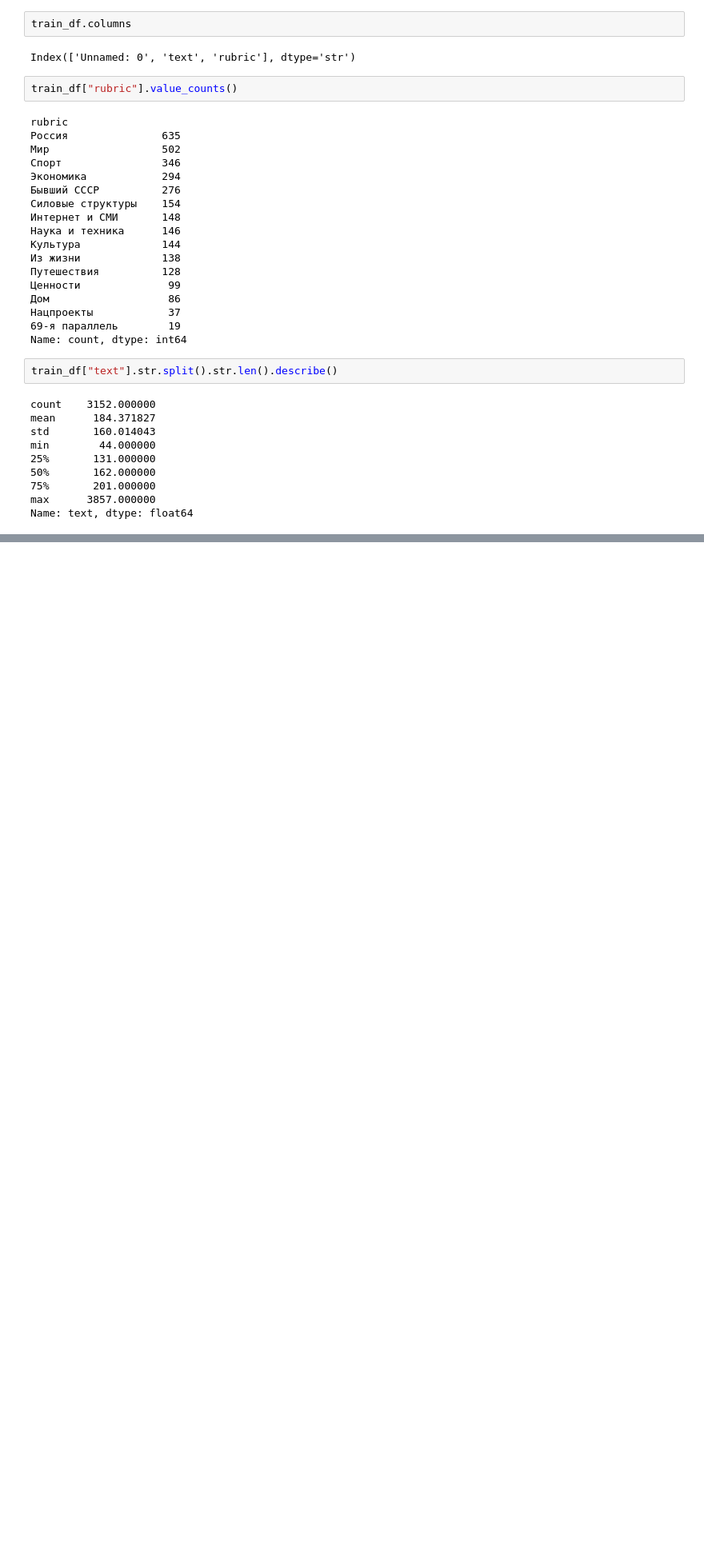
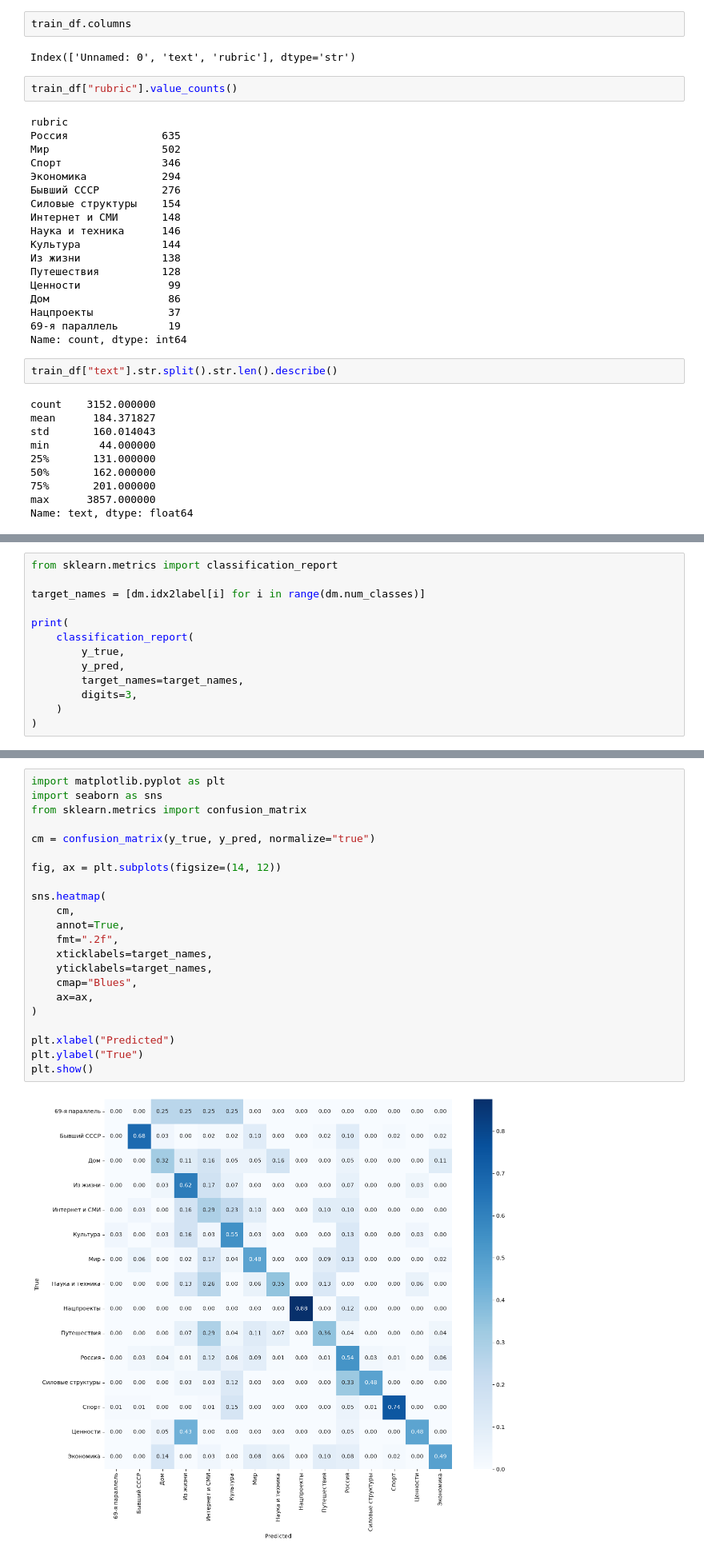
Before and after one commit to trotrotro/news-classification, a Jupyter notebook: notebooks/explore_data.ipynb, the cells around one changed output, grey strips where cells are left out. Shown at 80% size. Saved outputs shown, nothing was run; the diff lists cells and outputs as text; blank space fills up the shorter version.

```diff
--- a/notebooks/explore_data.ipynb
+++ b/notebooks/explore_data.ipynb
@@ -49,0 +123,13 @@ Name: text, dtype: float64
+# %%
+from sklearn.metrics import classification_report
+
+target_names = [dm.idx2label[i] for i in range(dm.num_classes)]
+
+print(
+    classification_report(
+        y_true,
+        y_pred,
+        target_names=target_names,
+        digits=3,
+    )
+)
@@ -49,0 +154,24 @@ Name: text, dtype: float64
+# %%
+import matplotlib.pyplot as plt
+import seaborn as sns
+from sklearn.metrics import confusion_matrix
+
+cm = confusion_matrix(y_true, y_pred, normalize="true")
+
+fig, ax = plt.subplots(figsize=(14, 12))
+
+sns.heatmap(
+    cm,
+    annot=True,
+    fmt=".2f",
+    xticklabels=target_names,
+    yticklabels=target_names,
+    cmap="Blues",
+    ax=ax,
+)
+
+plt.xlabel("Predicted")
+plt.ylabel("True")
+plt.show()
+# %% [output]
+[figure, added]
```
Also changed, not shown: parts of 20 cells of this notebook, 42 other files.
